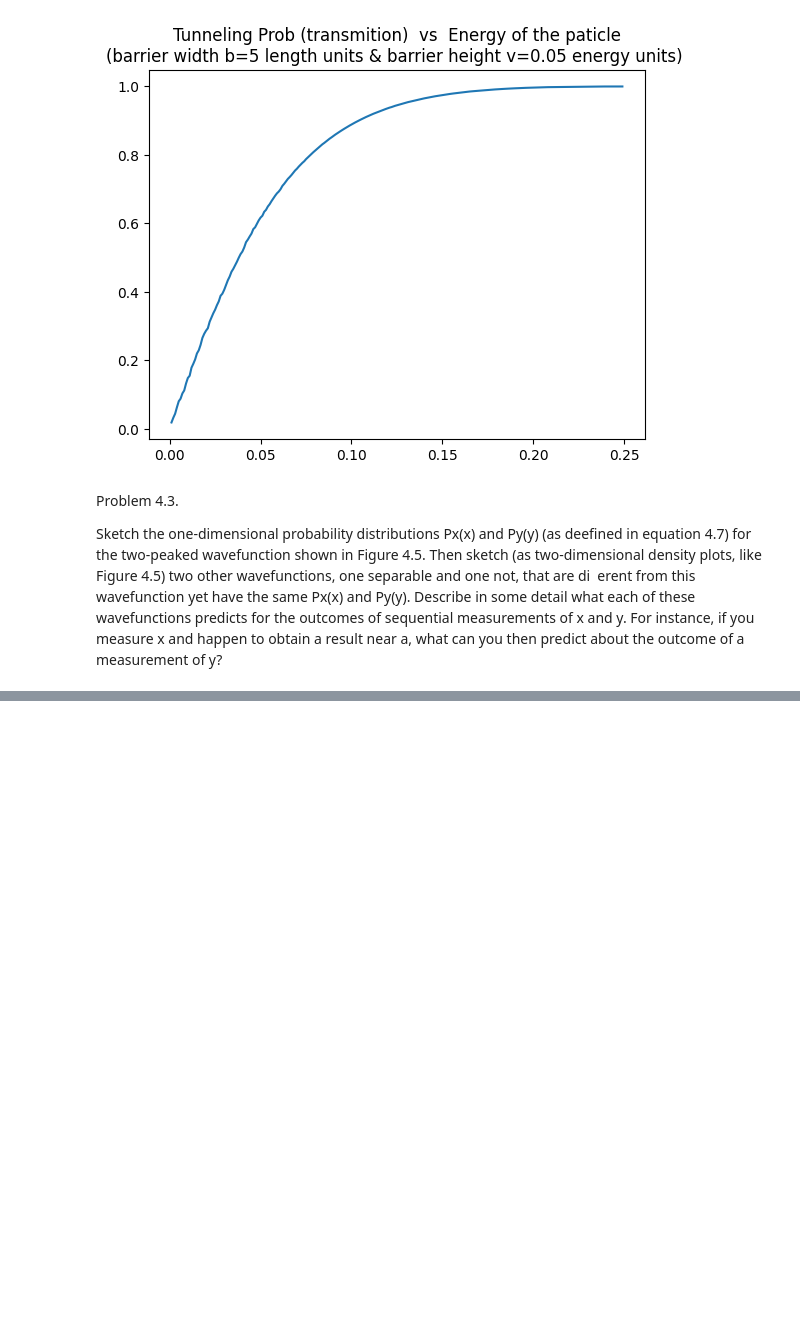
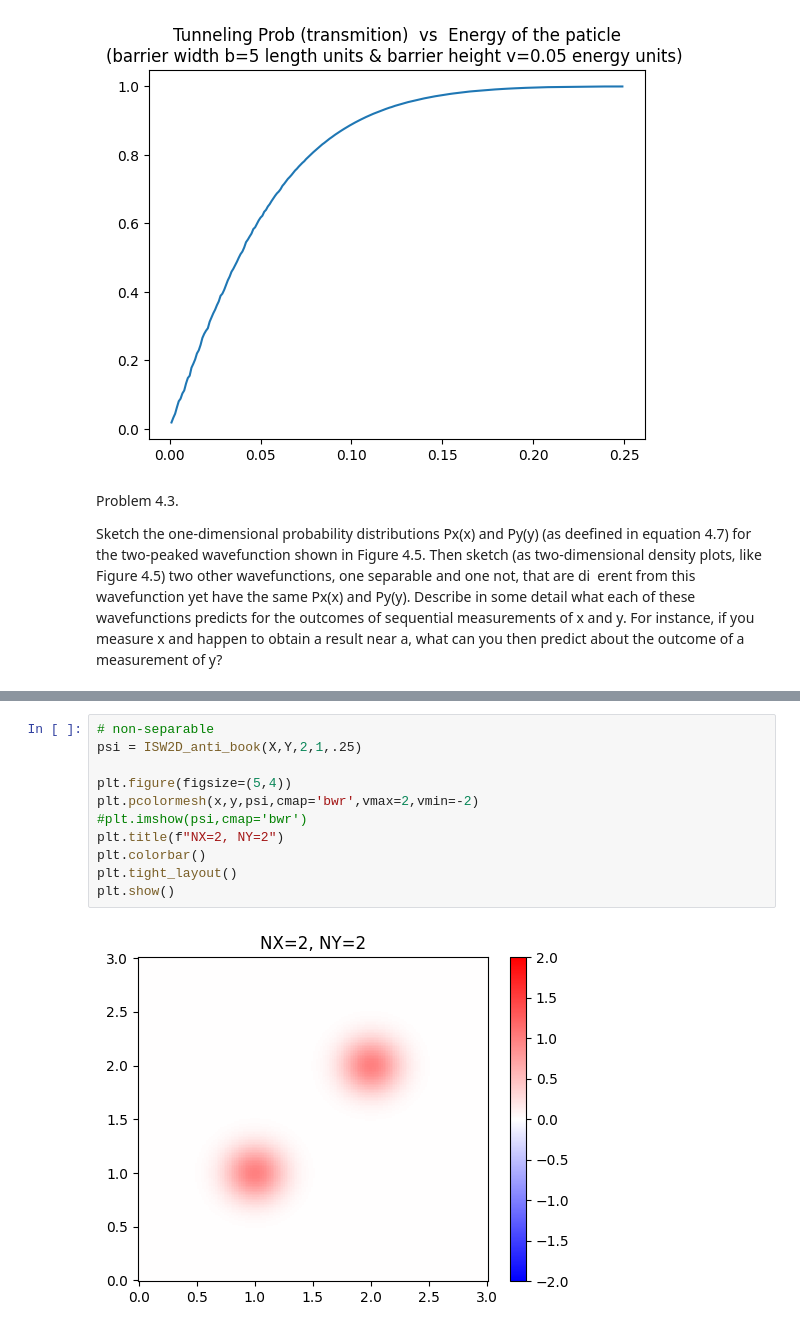
Before and after one commit to Zyuuu-G/Quantum_code, a Jupyter notebook: Quantum_hw_9.ipynb, the cells around one changed output, grey strips where cells are left out. Saved outputs shown, nothing was run; the diff lists cells and outputs as text; blank space fills up the shorter version.

```diff
--- a/Quantum_hw_9.ipynb
+++ b/Quantum_hw_9.ipynb
@@ -232,0 +266,13 @@ of a measurement of y?
+# %%
+# non-separable
+psi = ISW2D_anti_book(X,Y,2,1,.25)
+
+plt.figure(figsize=(5,4))
+plt.pcolormesh(x,y,psi,cmap='bwr',vmax=2,vmin=-2)
+#plt.imshow(psi,cmap='bwr')
+plt.title(f"NX=2, NY=2")
+plt.colorbar()
+plt.tight_layout()
+plt.show()
+# %% [output]
+[figure, added]
```
Also changed, not shown: parts of 8 cells of this notebook.
